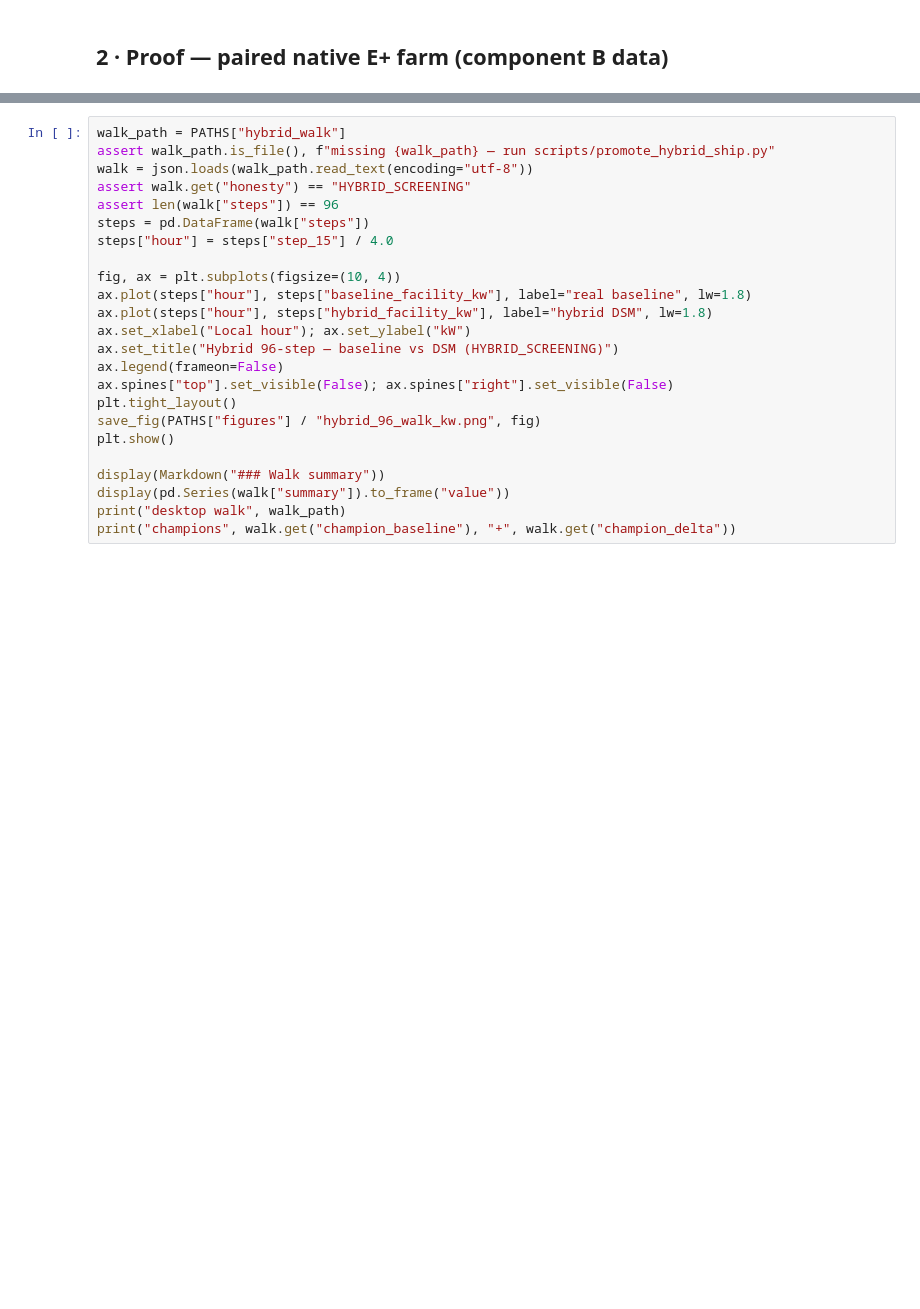
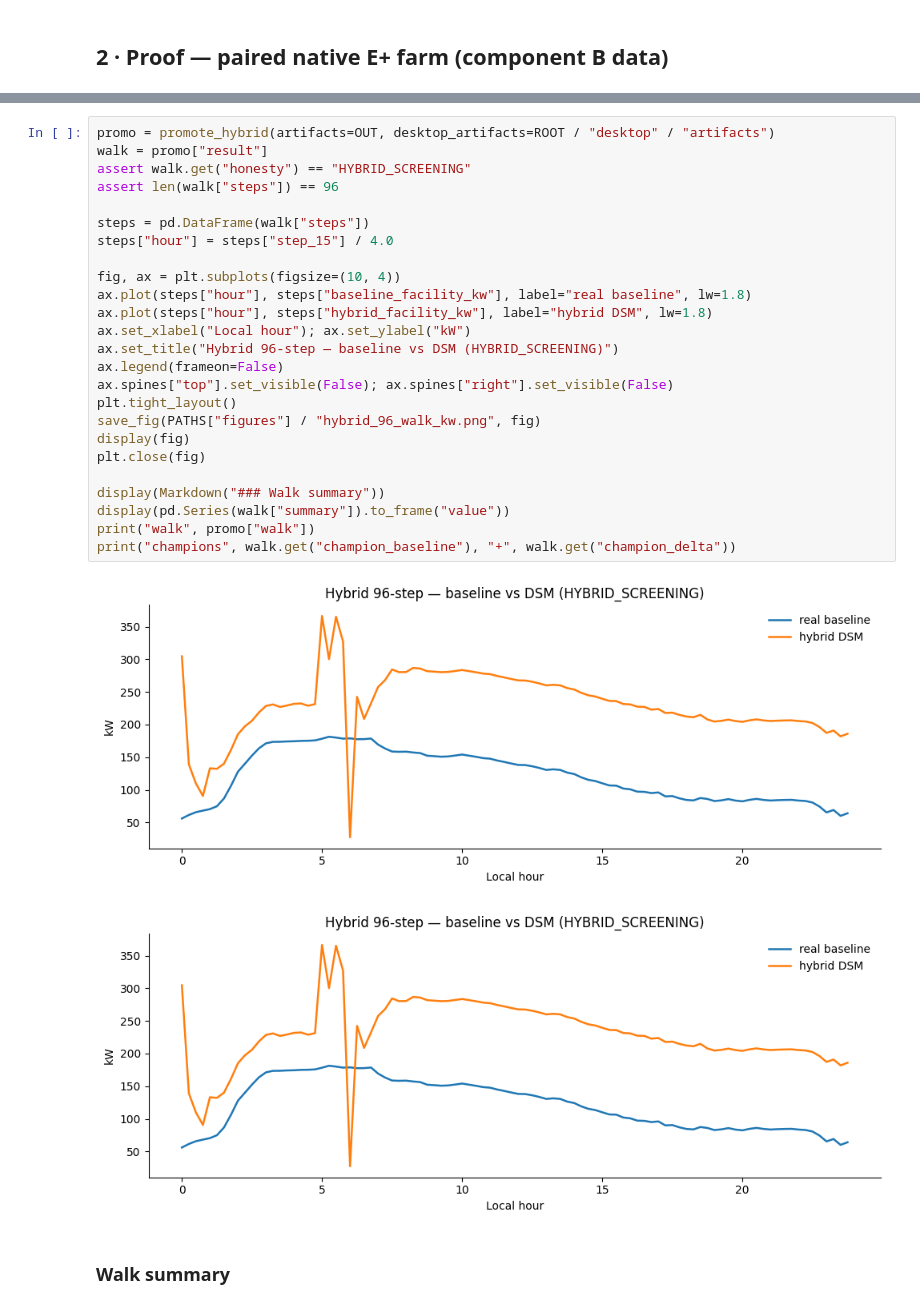
Before and after one commit to bbartling/py-bacnet-stacks-playground, a Jupyter notebook: vibe_code_apps_22/notebooks/lakeside_heating_dsm_sklearn.ipynb, the cells around one changed output, grey strips where cells are left out. Cells and saved outputs as stored; diff of their text form; blank space fills up the shorter version.

```diff
--- a/vibe_code_apps_22/notebooks/lakeside_heating_dsm_sklearn.ipynb
+++ b/vibe_code_apps_22/notebooks/lakeside_heating_dsm_sklearn.ipynb
@@ -116,24 +349,29 @@ plt.show()
 # %%
-walk_path = PATHS["hybrid_walk"]
-assert walk_path.is_file(), f"missing {walk_path} — run scripts/promote_hybrid_ship.py"
-walk = json.loads(walk_path.read_text(encoding="utf-8"))
+promo = promote_hybrid(artifacts=OUT, desktop_artifacts=ROOT / "desktop" / "artifacts")
+walk = promo["result"]
 assert walk.get("honesty") == "HYBRID_SCREENING"
 assert len(walk["steps"]) == 96
+
 steps = pd.DataFrame(walk["steps"])
 steps["hour"] = steps["step_15"] / 4.0
 
 fig, ax = plt.subplots(figsize=(10, 4))
 ax.plot(steps["hour"], steps["baseline_facility_kw"], label="real baseline", lw=1.8)
 ax.plot(steps["hour"], steps["hybrid_facility_kw"], label="hybrid DSM", lw=1.8)
 ax.set_xlabel("Local hour"); ax.set_ylabel("kW")
 ax.set_title("Hybrid 96-step — baseline vs DSM (HYBRID_SCREENING)")
 ax.legend(frameon=False)
 ax.spines["top"].set_visible(False); ax.spines["right"].set_visible(False)
 plt.tight_layout()
 save_fig(PATHS["figures"] / "hybrid_96_walk_kw.png", fig)
-plt.show()
+display(fig)
+plt.close(fig)
 
 display(Markdown("### Walk summary"))
 display(pd.Series(walk["summary"]).to_frame("value"))
-print("desktop walk", walk_path)
+print("walk", promo["walk"])
 print("champions", walk.get("champion_baseline"), "+", walk.get("champion_delta"))
+# %% [output]
+[figure, added]
+[figure, added]
+### Walk summary
```
Also changed, not shown: parts of 17 cells of this notebook, 36 other files.
